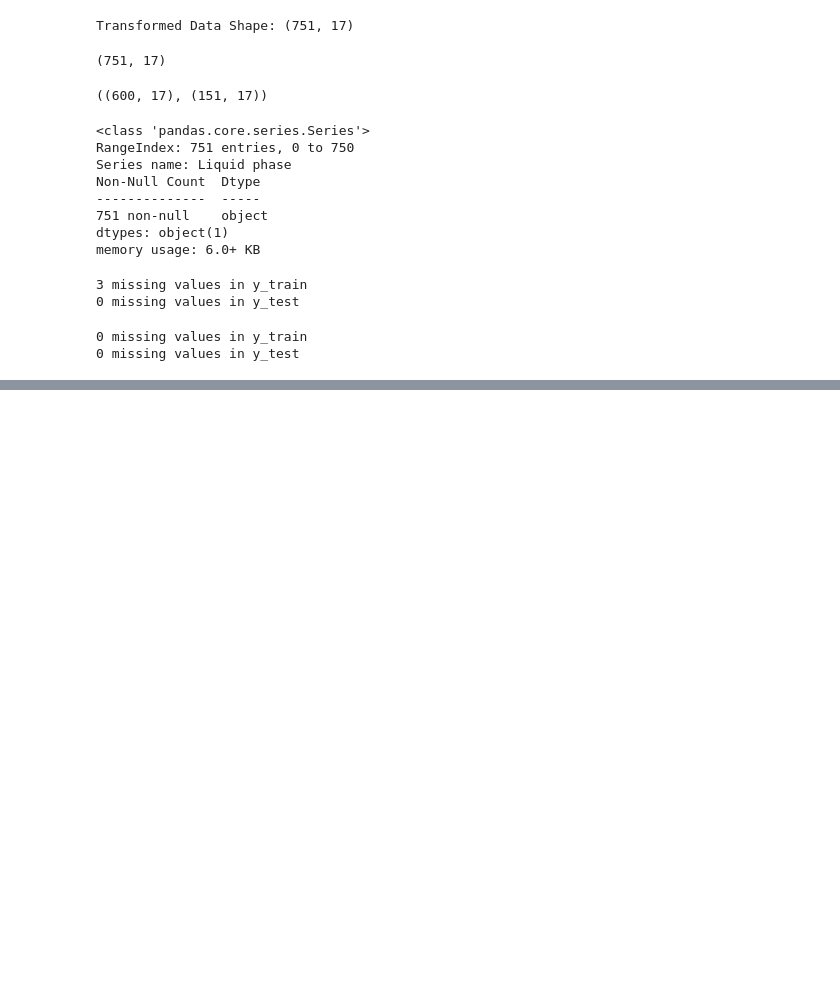
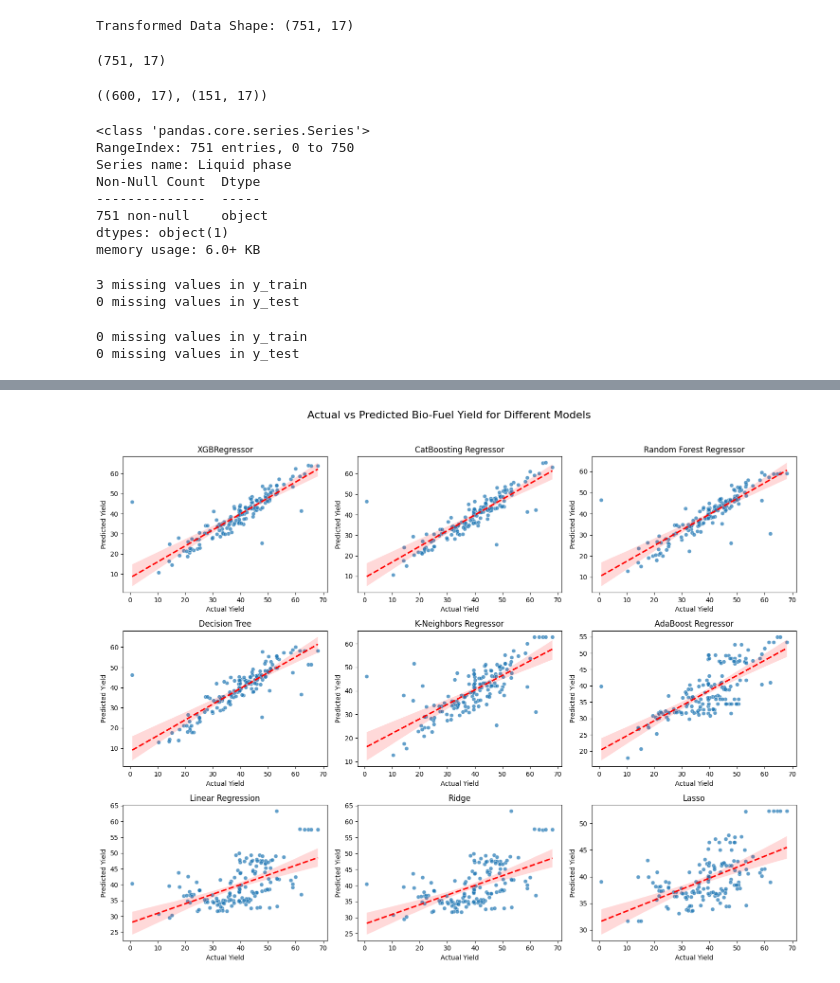
Before and after one commit to vinesh1054/Capstone_Pyrolysis, a Jupyter notebook: notebook/Model_Training.ipynb, the cells around one changed output, grey strips where cells are left out. Cells and saved outputs as stored; diff of their text form; code cells hidden in the pictures; blank space fills up the shorter version.

Commit message:
Revised Model Training

```diff
--- a/notebook/Model_Training.ipynb
+++ b/notebook/Model_Training.ipynb
@@ -348,0 +453,38 @@ plt.show()
+# %%
+import matplotlib.pyplot as plt
+import seaborn as sns
+
+# Define models in order of R² score for better visualization
+model_order = [
+    "XGBRegressor", "CatBoosting Regressor", "Random Forest Regressor",
+    "Decision Tree", "K-Neighbors Regressor", "AdaBoost Regressor",
+    "Linear Regression", "Ridge", "Lasso"
+]
+
+# Create subplots (3 rows, 3 columns)
+fig, axes = plt.subplots(3, 3, figsize=(15, 12))
+fig.suptitle("Actual vs Predicted Bio-Fuel Yield for Different Models", fontsize=16)
+
+# Flatten axes array for easier iteration
+axes = axes.flatten()
+
+# Plot each model's predictions
+for idx, model_name in enumerate(model_order):
+    model = models[model_name]  # Get model
+    y_pred = model.predict(X_test)  # Predict test set
+
+    ax = axes[idx]
+    sns.scatterplot(x=y_test, y=y_pred, alpha=0.7, ax=ax)
+    # sns.lineplot(x=y_test, y=y_test, color="red", linestyle="--", label="Perfect Fit", ax=ax)
+    sns.regplot(x=y_test, y=y_pred, scatter=False, color="red", line_kws={"linestyle": "--"}, ax=ax)
+
+
+    ax.set_title(model_name)
+    ax.set_xlabel("Actual Yield")
+    ax.set_ylabel("Predicted Yield")
+
+# Adjust layout
+plt.tight_layout(rect=[0, 0, 1, 0.96])
+plt.show()
+# %% [output]
+[figure, added]
```
Also changed, not shown: parts of 9 cells of this notebook, 7 other files.
